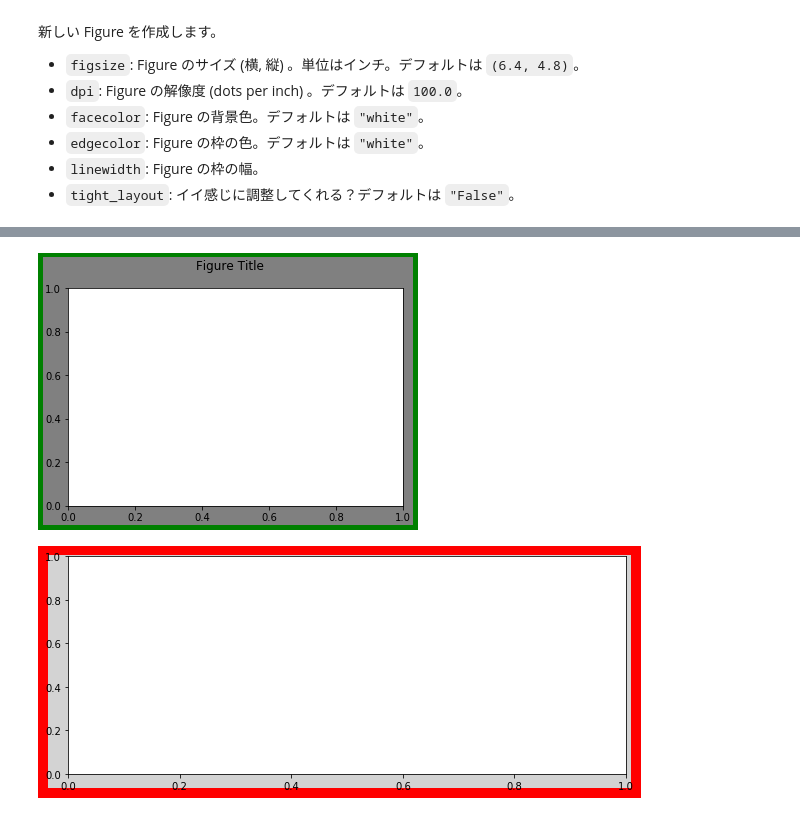
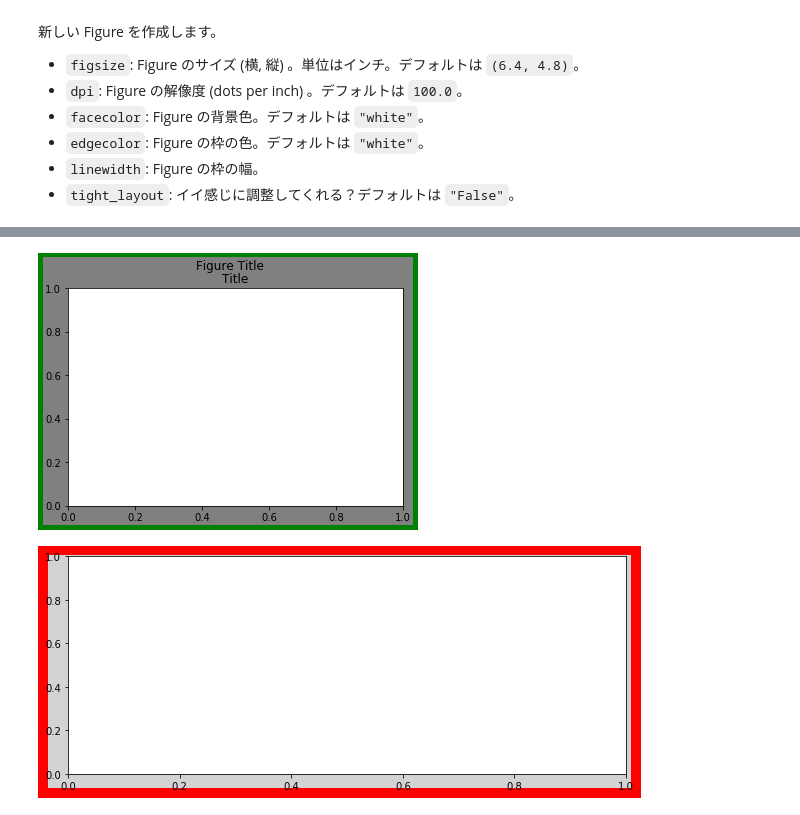
Before and after one commit to taronaldinho/hello_python, a Jupyter notebook: Pythonライブラリ紹介/matplotlib応用.ipynb, the cells around one changed output, grey strips where cells are left out. Saved outputs shown, nothing was run; the diff lists cells and outputs as text; code cells hidden in the pictures.

```diff
--- a/Pythonライブラリ紹介/matplotlib応用.ipynb
+++ b/Pythonライブラリ紹介/matplotlib応用.ipynb
@@ -67,12 +90,14 @@ import pandas as pd
 # %%
 fig = plt.figure(facecolor="gray", linewidth=10, edgecolor="green")
 
 fig.suptitle("Figure Title")  # Figure 全体のタイトル
 
 ax = fig.add_subplot(1, 1, 1)
+ax.set_title("Title")         # Axes 毎のタイトル
+
 plt.show()
 # %% [output]
-[figure, old version]
+[figure, new version]
 # %%
 fig = plt.figure(figsize=(10, 4), facecolor="lightgray", linewidth=20,
                  edgecolor="red")
```
Also changed, not shown: parts of 16 cells of this notebook, 3 other files.
